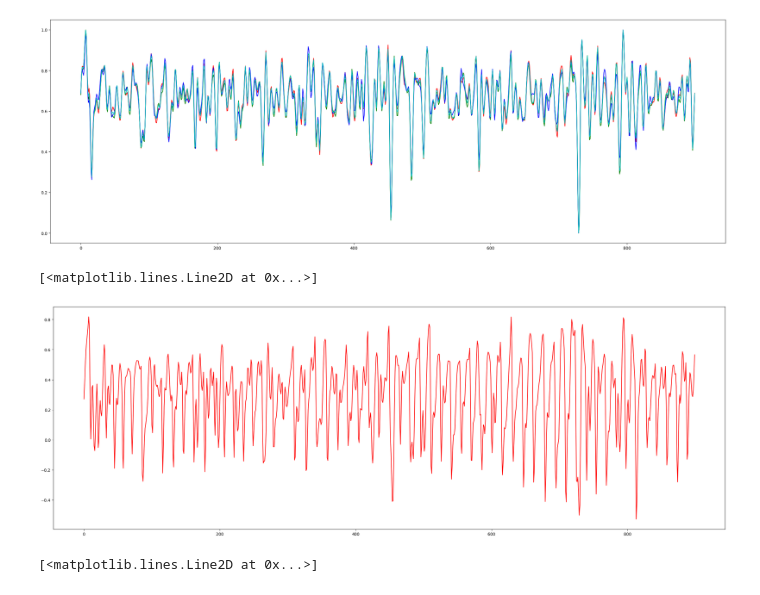
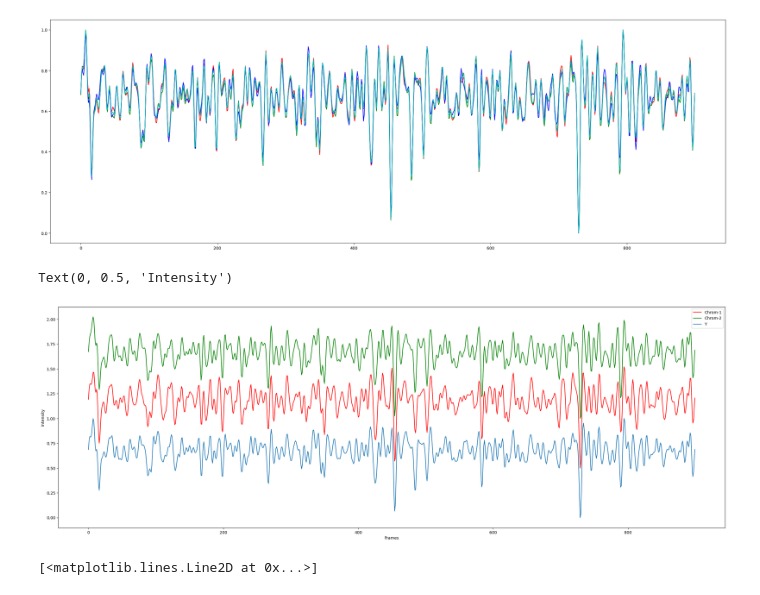
Before and after one commit to javidh0/minor-project, a Jupyter notebook: experiment.ipynb, the cells around one changed output. Saved outputs shown, nothing was run; the diff lists cells and outputs as text; code cells hidden in the pictures.

```diff
--- a/experiment.ipynb
+++ b/experiment.ipynb
@@ -124,22 +129,29 @@ plt.plot(y_norm, color = 'c')
 [<matplotlib.lines.Line2D at 0x...>]
 [figure]
 # %%
-f1 = normalize_1d_array(3*r_norm - 2*g_norm)
+f1 = 3*r_norm - 2*g_norm
 f2 = 1.5*r_norm + g_norm - 1.5*b_norm
 track = normalize_1d_array(video.getTotalrPPGTrack())
 
 
 
 plt.figure(figsize=(30, 10))
 
 # plt.plot(f1, color='r')
 # plt.plot(track[::2], color='g')
 
-diff = f1 - track[::2]
-plt.plot(diff, color='r')
+# diff = f1 - track[::2]
+plt.plot(f1+0.5, color='r', label = "Chrom-1")
+plt.plot(f2+1, color='g', label = "Chrom-2")
+plt.plot(y_norm, label = "Y")
+plt.legend()
+
+plt.xlabel("Frames")
+plt.ylabel("Intensity")
+# plt.plot(track[::2])
 # %% [output]
-[<matplotlib.lines.Line2D at 0x...>]
+Text(0, 0.5, 'Intensity')
-[figure, old version]
+[figure, new version]
 # %%
 plt.figure(figsize=(30, 10))
 
```
Also changed, not shown: parts of 1 cell of this notebook, 3 other files.
